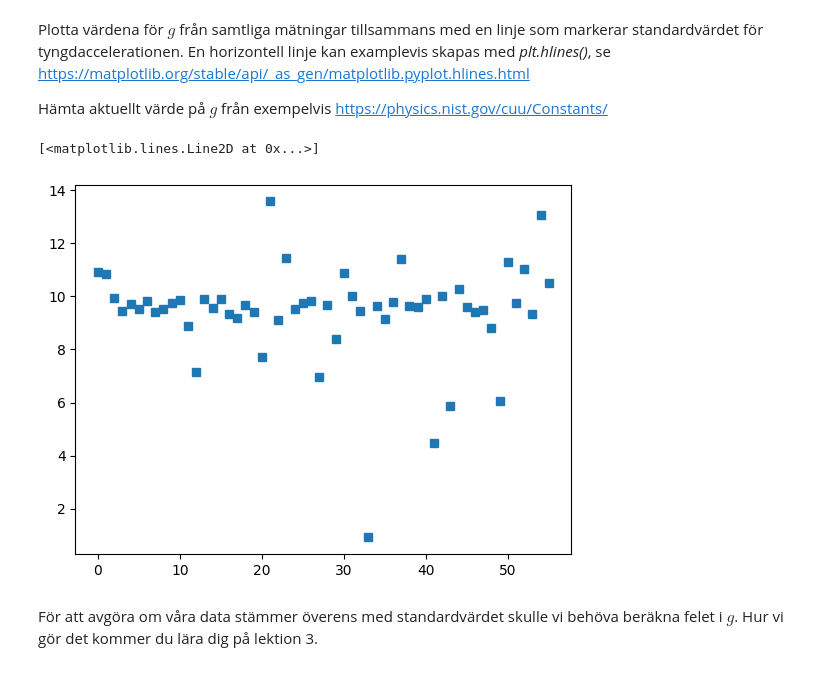
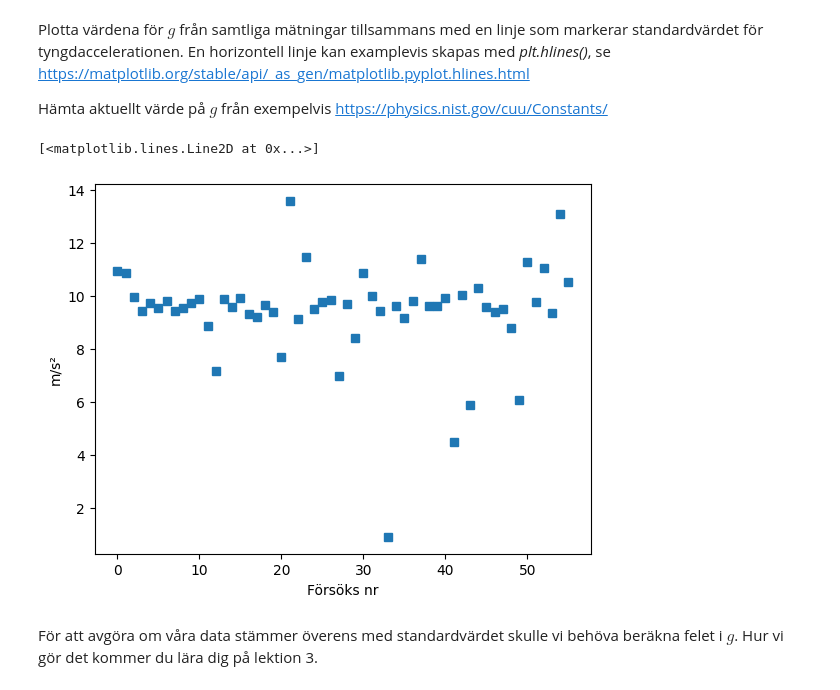
Before and after one commit to Hobbit0419/Uni_code, a Jupyter notebook: exp_met/Anton_Lindbro_HU2.ipynb, the cells around one changed output. Cells and saved outputs as stored; diff of their text form; code cells hidden in the pictures.

```diff
--- a/exp_met/Anton_Lindbro_HU2.ipynb
+++ b/exp_met/Anton_Lindbro_HU2.ipynb
@@ -133,9 +139,11 @@ Hämta aktuellt värde på $g$ från exempelvis
 https://physics.nist.gov/cuu/Constants/
 # %%
 # Plotta g här
+plt.ylabel('m/s²')
+plt.xlabel('Försöks nr')
 plt.plot(g, 's')
 # %% [output]
 [<matplotlib.lines.Line2D at 0x...>]
-[figure, old version]
+[figure, new version]
 # %% [markdown]
 För att avgöra om våra data stämmer överens med standardvärdet skulle vi behöva beräkna felet i $g$. Hur vi gör det kommer du lära dig på lektion 3.
```
Also changed, not shown: parts of 4 cells of this notebook, 2 other files.
